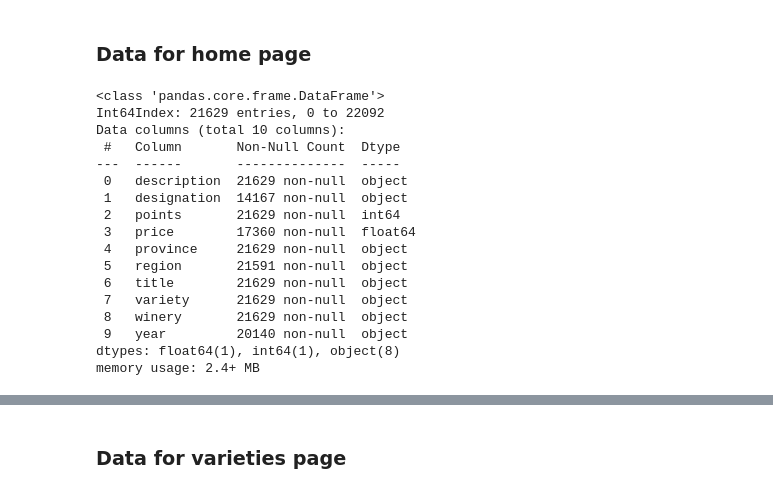
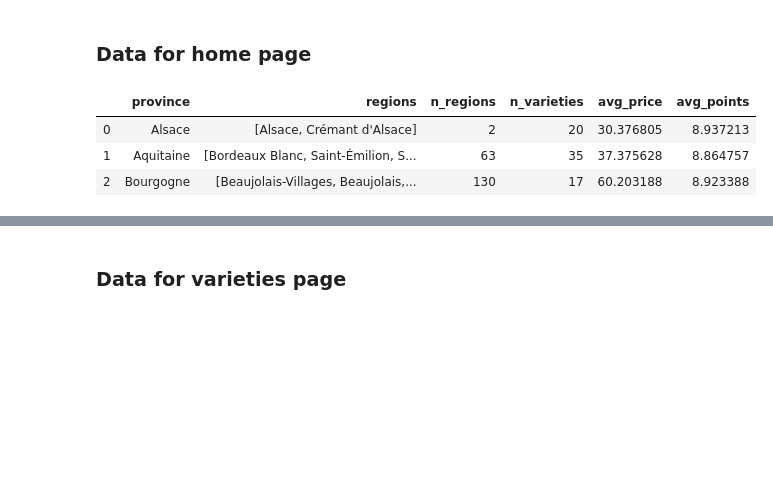
Before and after one commit to com-480-data-visualization/com-480-project-lesvizerables, a Jupyter notebook: Province_Renaming.ipynb, the cells around one changed output, grey strips where cells are left out. Saved outputs shown, nothing was run; the diff lists cells and outputs as text; code cells hidden in the pictures; blank space fills up the shorter version.

```diff
--- a/Province_Renaming.ipynb
+++ b/Province_Renaming.ipynb
@@ -140,26 +166,14 @@ wines.head(1)
 | 0 | This dry and restrained wine offe... | NaN | 87 | 24.0 | Alsace | Alsace | Trimbach 2012 Gewurztraminer (Als... | Gewürztraminer | Trimbach | 2012 |
 # %% [markdown]
 ### Data for home page
-# %%
-wines.info()
-# %% [output]
-<class 'pandas.core.frame.DataFrame'>
-Int64Index: 21629 entries, 0 to 22092
-Data columns (total 10 columns):
- #   Column       Non-Null Count  Dtype
----  ------       --------------  -----
- 0   description  21629 non-null  object
- 1   designation  14167 non-null  object
- 2   points       21629 non-null  int64
- 3   price        17360 non-null  float64
- 4   province     21629 non-null  object
- 5   region       21591 non-null  object
- 6   title        21629 non-null  object
- 7   variety      21629 non-null  object
- 8   winery       21629 non-null  object
- 9   year         20140 non-null  object
-dtypes: float64(1), int64(1), object(8)
-memory usage: 2.4+ MB
 # %%
-province_info = wines.groupby(['province']).agg({'region': pd.Series.nunique, 'variety': pd.Series.nunique,
-                                                 'price':'mean', 'points':'mean'}).reset_index()
+province_info = wines.groupby(['province']).agg(regions=('region', 'unique'),
+                                                 n_regions=('region', pd.Series.nunique),
+                                                 n_varieties=('variety', pd.Series.nunique),
+                                                 avg_price=('price', 'mean'),
+                                                 avg_points=('points', 'mean')).reset_index()
+# %% [output]
+|  | province | regions | n_regions | n_varieties | avg_price | avg_points |
+| 0 | Alsace | [Alsace, Crémant d'Alsace] | 2 | 20 | 30.376805 | 8.937213 |
+| 1 | Aquitaine | [Bordeaux Blanc, Saint-Émilion, S... | 63 | 35 | 37.375628 | 8.864757 |
+| 2 | Bourgogne | [Beaujolais-Villages, Beaujolais,... | 130 | 17 | 60.203188 | 8.923388 |
```
Also changed, not shown: parts of 21 cells of this notebook, 1 other file.
